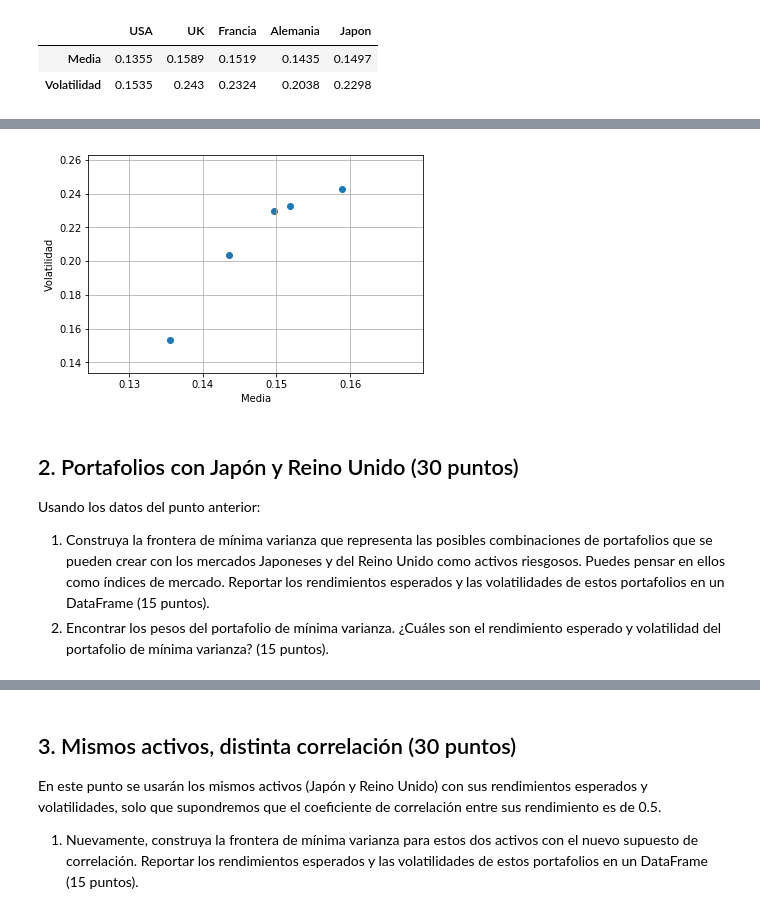
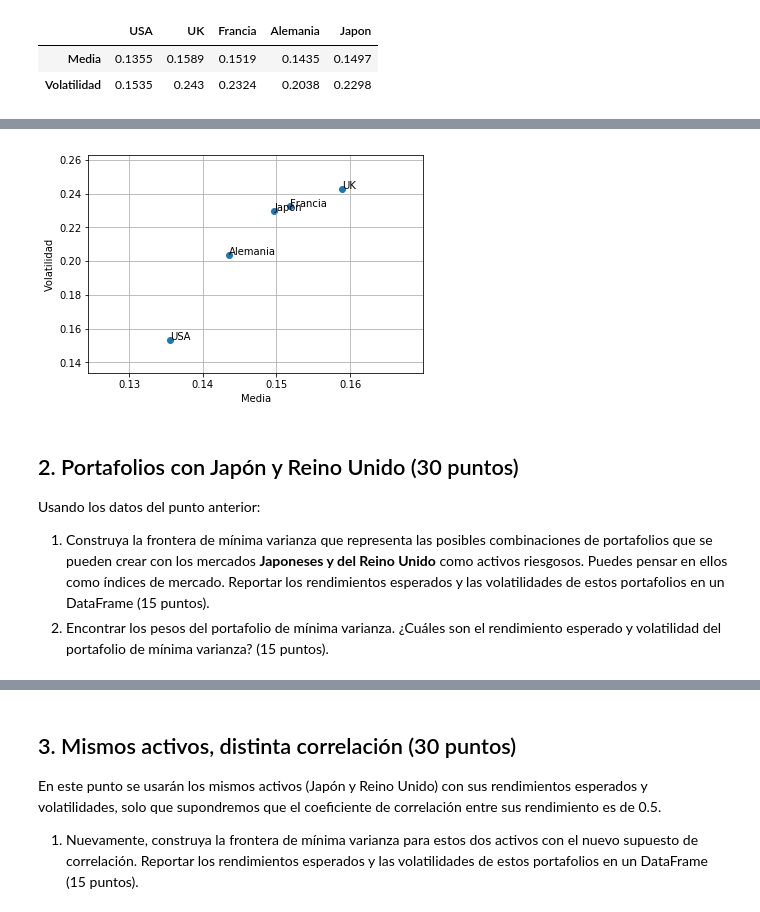
Before and after one commit to ariadnagalindom/portafolios, a Jupyter notebook: Modulo2/Tarea5_GalindoAriadna.ipynb, the cells around one changed output, grey strips where cells are left out. Drawn from its saved outputs; the diff is of its cells as text; code cells hidden in the pictures.

```diff
--- a/Modulo2/Tarea5_GalindoAriadna.ipynb
+++ b/Modulo2/Tarea5_GalindoAriadna.ipynb
@@ -41,20 +57,38 @@ annual_ret_summ.round(4)
 # %%
 import matplotlib.pyplot as plt
 %matplotlib inline
+# %%
+E1= annual_ret_summ.loc['Media','USA']
+E2= annual_ret_summ.loc['Media','UK']
+E3= annual_ret_summ.loc['Media','Francia']
+E4= annual_ret_summ.loc['Media','Alemania']
+E5= annual_ret_summ.loc['Media','Japon']
+
+s1= annual_ret_summ.loc['Volatilidad', 'USA']
+s2= annual_ret_summ.loc['Volatilidad', 'UK']
+s3= annual_ret_summ.loc['Volatilidad', 'Francia']
+s4= annual_ret_summ.loc['Volatilidad', 'Alemania']
+s5= annual_ret_summ.loc['Volatilidad', 'Japon']
 # %%
-plt.scatter(annual_ret_summ.loc['Media']
-            ,annual_ret_summ.loc['Volatilidad'], )
+plt.scatter(annual_ret_summ.loc['Media'],
+            annual_ret_summ.loc['Volatilidad'] )
+plt.text(E1, s1,'USA')
+plt.text(E2, s2,'UK')
+plt.text(E3, s3,'Francia')
+plt.text(E4, s4,'Alemania')
+plt.text(E5, s5,'Japon')
+
 plt.xlabel('Media')
 plt.ylabel('Volatilidad')
 plt.grid()
 plt.show()
 # %% [output]
-[figure, old version]
+[figure, new version]
 # %% [markdown]
 ## 2. Portafolios con Japón y Reino Unido (30 puntos)
 
 Usando los datos del punto anterior:
 
-1. Construya la frontera de mínima varianza que representa las posibles combinaciones de portafolios que se pueden crear con los mercados Japoneses y del Reino Unido como activos riesgosos. Puedes pensar en ellos como índices de mercado. Reportar los rendimientos esperados y las volatilidades de estos portafolios en un DataFrame (15 puntos).
+1. Construya la frontera de mínima varianza que representa las posibles combinaciones de portafolios que se pueden crear con los mercados **Japoneses y del Reino Unido** como activos riesgosos. Puedes pensar en ellos como índices de mercado. Reportar los rendimientos esperados y las volatilidades de estos portafolios en un DataFrame (15 puntos).
 2. Encontrar los pesos del portafolio de mínima varianza. ¿Cuáles son el rendimiento esperado y volatilidad del portafolio de mínima varianza? (15 puntos).
 # %%
```
Also changed, not shown: parts of 19 cells of this notebook, 6 other files.
